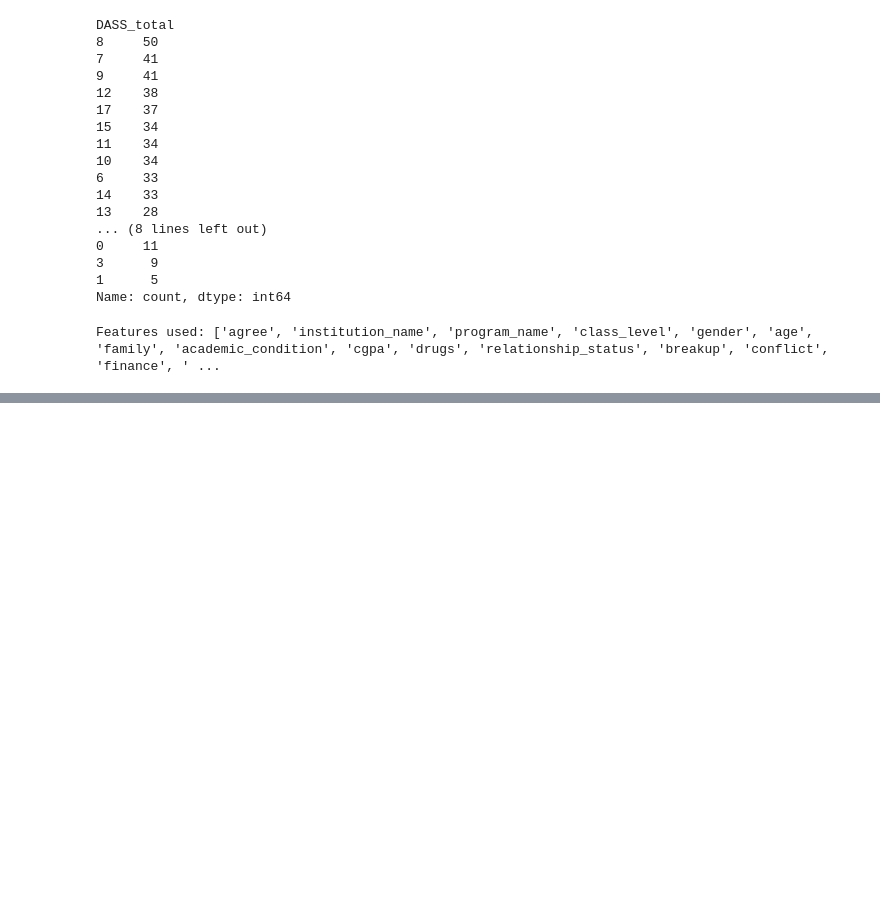
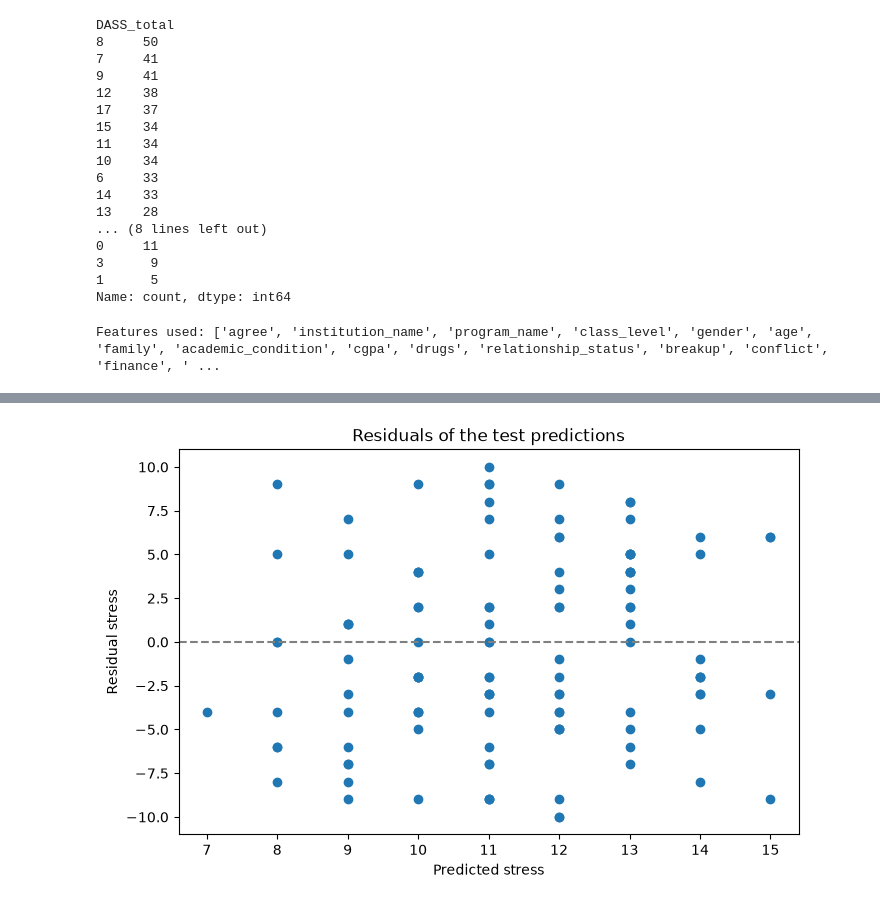
Before and after one commit to Machine-Learning-CSC1169-Group-Project/bangladesh_dataset, a Jupyter notebook: notebooks/data_cleaning.ipynb, the cells around one changed output, grey strips where cells are left out. Drawn from its saved outputs; the diff is of its cells as text; code cells hidden in the pictures; blank space fills up the shorter version.

```diff
--- a/notebooks/data_cleaning.ipynb
+++ b/notebooks/data_cleaning.ipynb
@@ -794,0 +1218,7 @@ Features used: ['agree', 'institution_name', 'program_name', 'class_level', 'gen
+# %%
+# SA
+df_analysis["sa_num"] = df_analysis["sa"].map({
+    "Yes": 0,
+    "Maybe": 1,
+    "No": 2
+})
@@ -794,0 +1365,12 @@ Features used: ['agree', 'institution_name', 'program_name', 'class_level', 'gen
+# %%
+model_1 = LinearRegression()
+model_1.fit(X1_train, y_train)
+
+print('Intercept:', model_1.intercept_)
+print('Coefficient:', model_1.coef_)
+
+model_2 = LinearRegression()
+model_2.fit(X2_train, y_train)
+
+print('Intercept:', model_2.intercept_)
+print('Coefficient:', model_2.coef_)
@@ -794,0 +1387,10 @@ Features used: ['agree', 'institution_name', 'program_name', 'class_level', 'gen
+# %%
+y_pred1 = model_1.predict(X1_test)
+
+results1 = pd.DataFrame({
+    'finance': X1_test['finance_num'].values,
+    'actual_stress': y_test.values,
+    'predicted_stress': y_pred1.round(0).astype(int)
+})
+
+results1.head(10)
@@ -794,0 +1431,4 @@ Features used: ['agree', 'institution_name', 'program_name', 'class_level', 'gen
+# %%
+results1['residual'] = y_test.values - y_pred1
+results1['residual'] = results1['residual'].round(0).astype(int)
+results1.head(10)
@@ -794,0 +1463,10 @@ Features used: ['agree', 'institution_name', 'program_name', 'class_level', 'gen
+# %%
+plt.figure(figsize=(8, 5))
+plt.scatter(results1['predicted_stress'], results1['residual'])
+plt.axhline(0, linestyle='--', color='grey')
+plt.xlabel('Predicted stress')
+plt.ylabel('Residual stress')
+plt.title('Residuals of the test predictions')
+plt.show()
+# %% [output]
+[figure, added]
```
Also changed, not shown: parts of 28 cells of this notebook.
